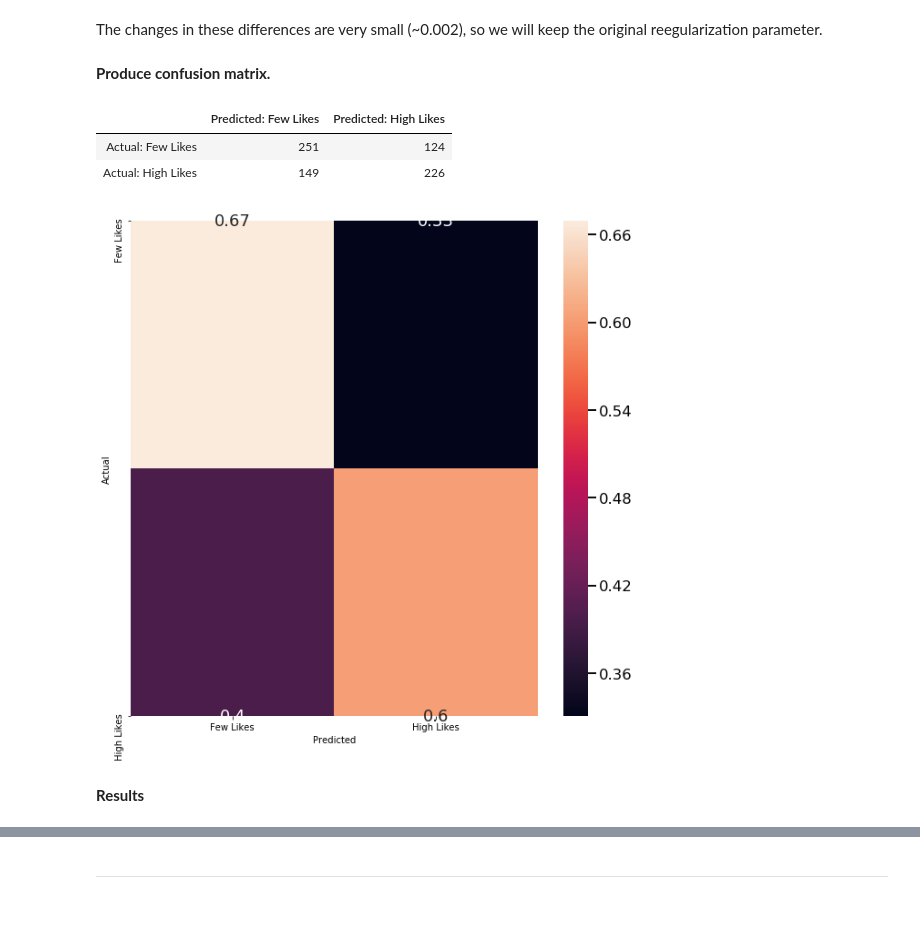
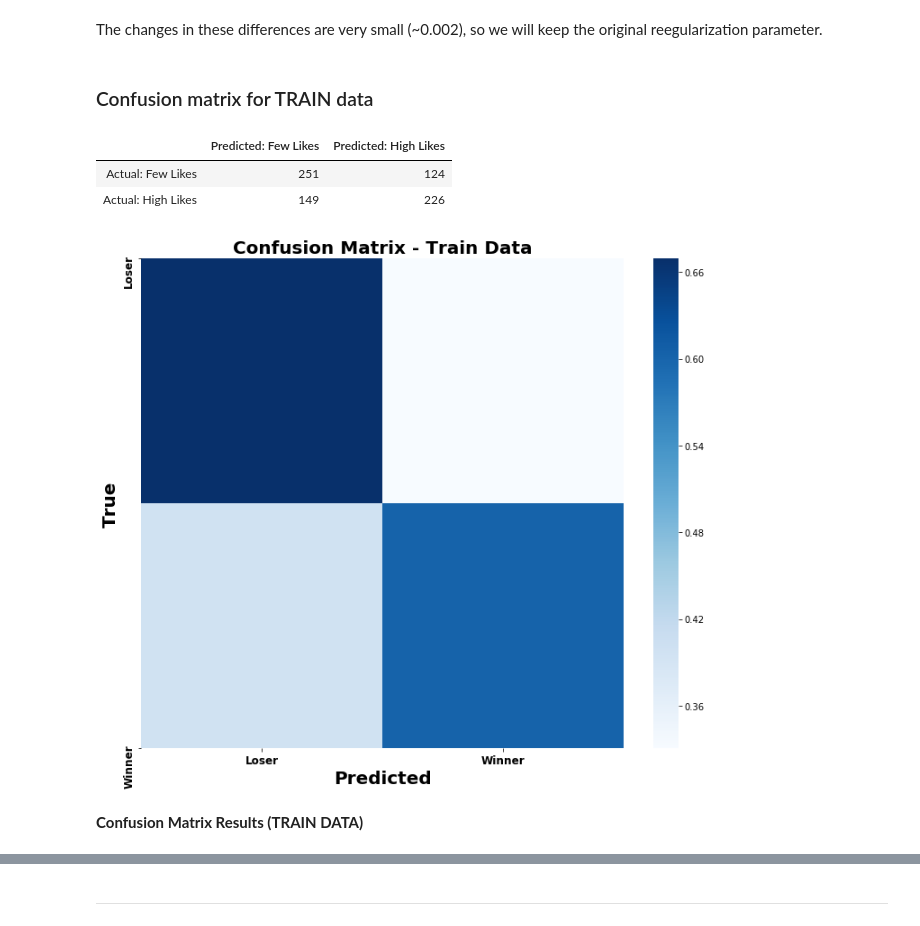
Before and after one commit to alexwcheng/recipe-webpage-ads, a Jupyter notebook: Logistic_Regression_Final/Logistic Regression Modeling.ipynb, the cells around one changed output, grey strips where cells are left out. Saved outputs shown, nothing was run; the diff lists cells and outputs as text; code cells hidden in the pictures.

```diff
--- a/Logistic_Regression_Final/Logistic Regression Modeling.ipynb
+++ b/Logistic_Regression_Final/Logistic Regression Modeling.ipynb
@@ -347,30 +323,32 @@ Therefore, our model sacrifices stronger fit - or overfitting - for higher predi
 The Test ROC curve shows that TPR increases faster than FPR at low rates. The slope at low rates is more consistent for the model using culled predictors. At high rates, the curve slope decreases, as expected.
 # %% [markdown]
 The changes in these differences are very small (~0.002), so we will keep the original reegularization parameter.
-# %% [markdown]
-**Produce confusion matrix.**
+# %% [markdown]
+### Confusion matrix for TRAIN data
 # %%
 predictions = logreg.predict(X_train)
 actual = y_train
 
-conf_mat = pd.DataFrame(confusion_matrix(actual, predictions),
+conf_mat_1 = pd.DataFrame(confusion_matrix(actual, predictions),
              columns = ['Predicted: Few Likes', 'Predicted: High Likes'],
              index = ['Actual: Few Likes', 'Actual: High Likes'])
-conf_mat
+conf_mat_1
 # %% [output]
 |  | Predicted: Few Likes | Predicted: High Likes |
 | Actual: Few Likes | 251 | 124 |
 | Actual: High Likes | 149 | 226 |
-# %%
-target_names = ['Few Likes', 'High Likes']
-cmn = conf_mat.astype('float') / conf_mat.sum(axis=1)[:, np.newaxis]
-fig, ax = plt.subplots(figsize=(10,10))
-sns.set_context('talk')
-sns.heatmap(cmn, annot=True, fmt='.2g', xticklabels=target_names, yticklabels=target_names)
-plt.ylabel('Actual')
-plt.xlabel('Predicted')
-plt.show()
-# %% [output]
-[figure, removed]
+# %%
+fig, ax = plt.subplots()
+fig.set_size_inches(12,10)
+cm_1 = conf_mat_1.astype('float') / conf_mat_1.sum(axis=1)[:, np.newaxis]
+sns.heatmap(cm_1, annot=False, ax = ax, cmap="Blues", cbar=True)
+ax.set_xlabel('Predicted', fontsize=20, weight = 'bold');
+ax.set_ylabel('True', fontsize=20, weight = 'bold');
+ax.set_title('Confusion Matrix - Train Data', fontsize=20, weight = 'bold');
+ax.xaxis.set_ticklabels(['Loser', 'Winner'], fontsize=12, weight = 'bold');
+ax.yaxis.set_ticklabels(['Loser', 'Winner'], fontsize=12, weight = 'bold');
+plt.show()
+# %% [output]
+[figure, added]
 # %% [markdown]
-**Results**
+**Confusion Matrix Results (TRAIN DATA)**
```
Also changed, not shown: parts of 15 cells of this notebook, 1 other file.
